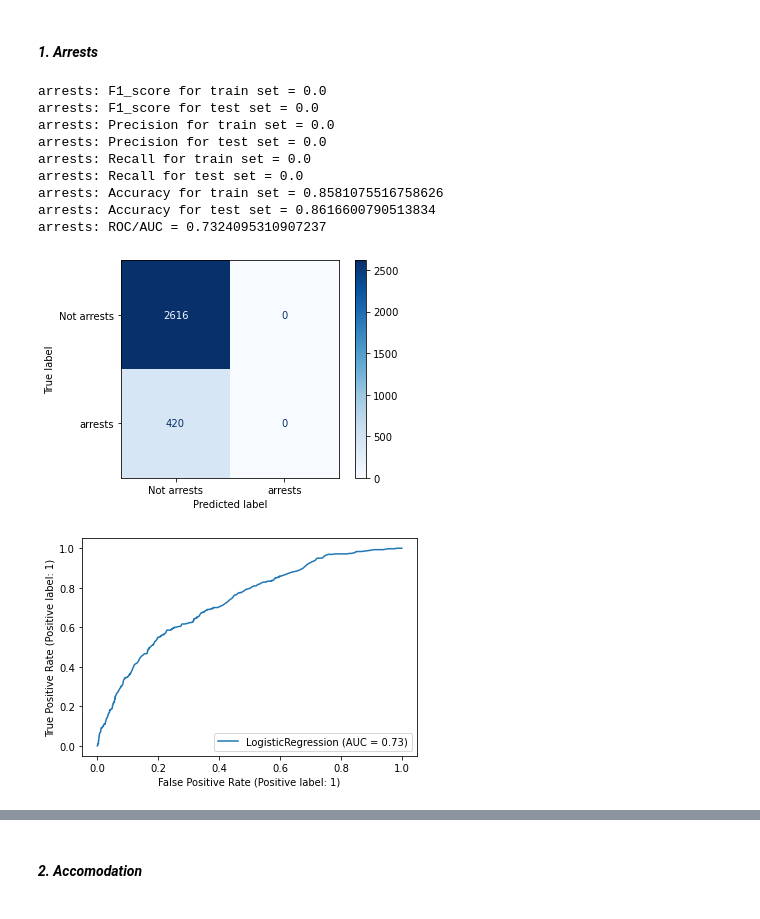
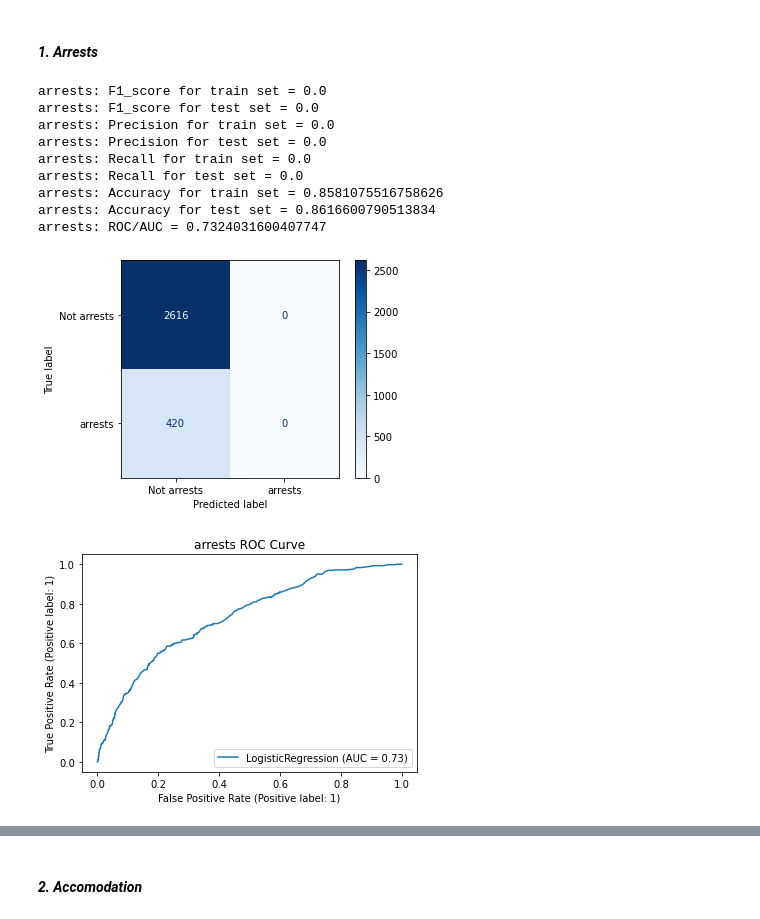
Before and after one commit to EmFib/Mass-Protests, a Jupyter notebook: users/log_reg_for_metrics_en.ipynb, the cells around one changed output, grey strips where cells are left out. Saved outputs shown, nothing was run; the diff lists cells and outputs as text; code cells hidden in the pictures.

Commit message:
fixed metrics for loop and added ROC AUC curves

```diff
--- a/users/log_reg_for_metrics_en.ipynb
+++ b/users/log_reg_for_metrics_en.ipynb
@@ -209,6 +209,8 @@ mass_no_country['violent_response'] = 0
 mass_no_country.loc[mass_no_country['beatings'] == 1, 'violent_response'] = 1
 mass_no_country.loc[mass_no_country['shootings'] == 1, 'violent_response'] = 1
 mass_no_country.loc[mass_no_country['killings'] == 1, 'violent_response'] = 1
+# %%
+mass_no_country['violent_count'] = mass_no_country['beatings'] + mass_no_country['shootings'] + mass_no_country['killings']
 # %%
 # mass_no_country.drop(columns=['beatings', 'killings', 'shootings'], inplace=True)
 # %%
@@ -306,13 +308,14 @@ def state_response_predictor(df, features, target, model):
     # ROC/AUC
     roc_auc = roc_auc_score(y_test, predicted_probs[:,1])
     roc_curve = plot_roc_curve(model, X_test_sc, y_test)
+    plt.title(f'{target} ' + 'ROC Curve')
 
     print(f'{target}: ROC/AUC = {roc_auc}')
 
 #     return (predicted_column, probability_column, f1_score_train, f1_score_test, precision_train, precision_test,
 #             recall_train, recall_test, accuracy_train, accuracy_test, cf_matrix, X_train)
 
-    return (model, X_train, f1_score_train, f1_score_test, precision_train, precision_test,
+    return (model, X_train, roc_auc, f1_score_train, f1_score_test, precision_train, precision_test,
             recall_train, recall_test, accuracy_train, accuracy_test)
 # %% [markdown]
 ### Identifying `features` to use in Logistic Regressions
@@ -320,4 +323,4 @@ def state_response_predictor(df, features, target, model):
 features = mass_no_country.drop(columns=['id', 'country', 'ccode', 'region', 'location','protesteridentity', 'sources',
            'notes', 'protester_id_type', 'protest_size_category', 'start_date', 'notes_clean', 'neg', 'neu', 'pos', 'compound',
            'end_date', 'target', 'arrests', 'accomodation', 'beatings', 'crowddispersal', 'ignore', 'killings', 'shootings',
-           'partipants_number','pop_male', 'pop_female', 'violent_response', 'protest_duration'])
+           'partipants_number','pop_male', 'pop_female', 'violent_response', 'violent_count', 'protest_duration'])
@@ -328,20 +418,20 @@ features = mass_no_country.drop(columns=['id', 'country', 'ccode', 'region', 'lo
 # %%
 logreg_arr = LogisticRegression(C=0.01, max_iter=100, penalty='l1', solver='liblinear')
 
-model_arr, X_train_arr, f1_score_train, f1_score_test, precision_train, precision_test, \
+model_arr, X_train_arr, roc_auc, f1_score_train, f1_score_test, precision_train, precision_test, \
 recall_train, recall_test, accuracy_train, accuracy_test = state_response_predictor(mass_no_country, features, 'arrests', logreg_arr)
 # %% [output]
 arrests: F1_score for train set = 0.0
 arrests: F1_score for test set = 0.0
 arrests: Precision for train set = 0.0
 arrests: Precision for test set = 0.0
 arrests: Recall for train set = 0.0
 arrests: Recall for test set = 0.0
 arrests: Accuracy for train set = 0.8581075516758626
 arrests: Accuracy for test set = 0.8616600790513834
-arrests: ROC/AUC = 0.7324095310907237
+arrests: ROC/AUC = 0.7324031600407747
 [figure]
-[figure, old version]
+[figure, new version]
 # %%
 logreg_arr.coef_
 # %% [output]
```
Also changed, not shown: parts of 14 cells of this notebook.
